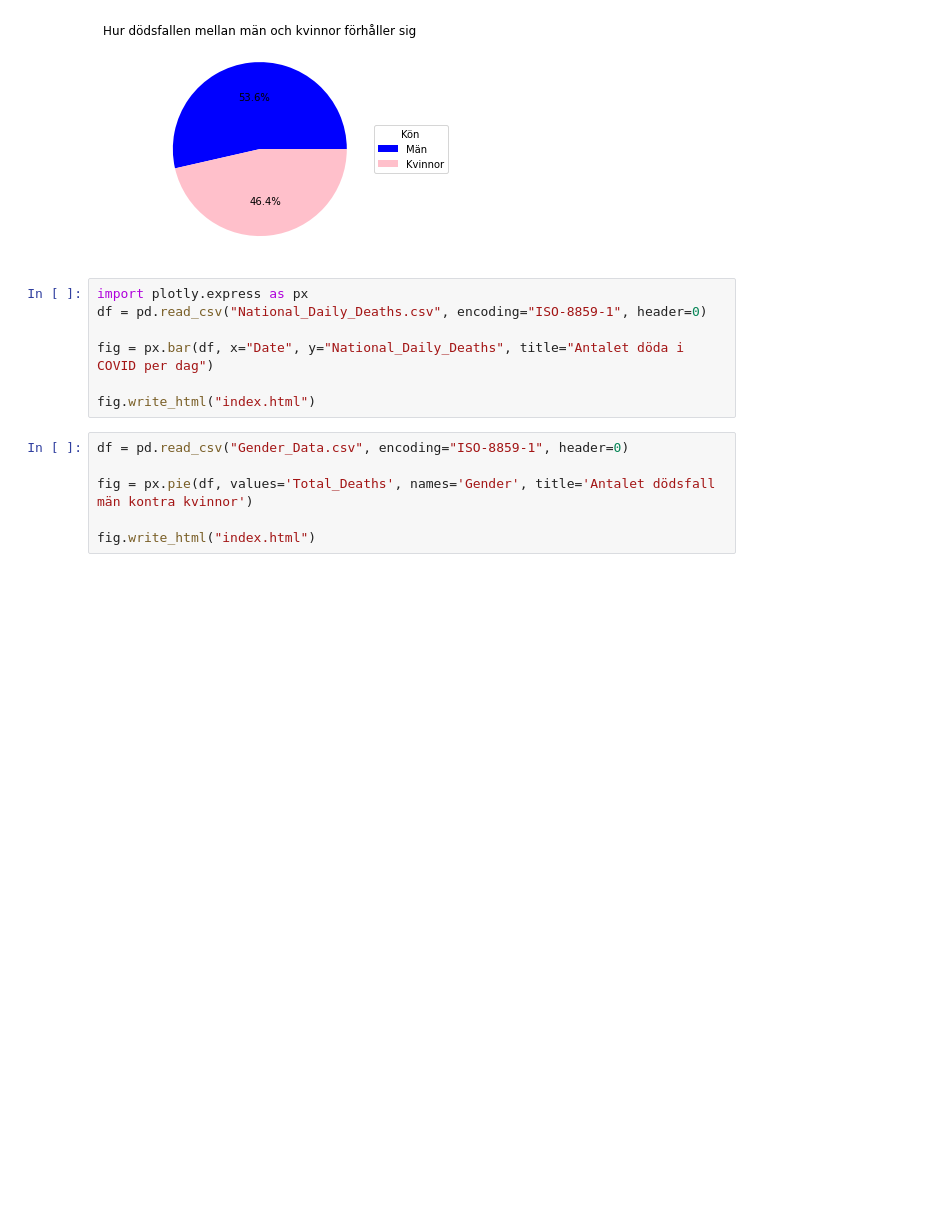
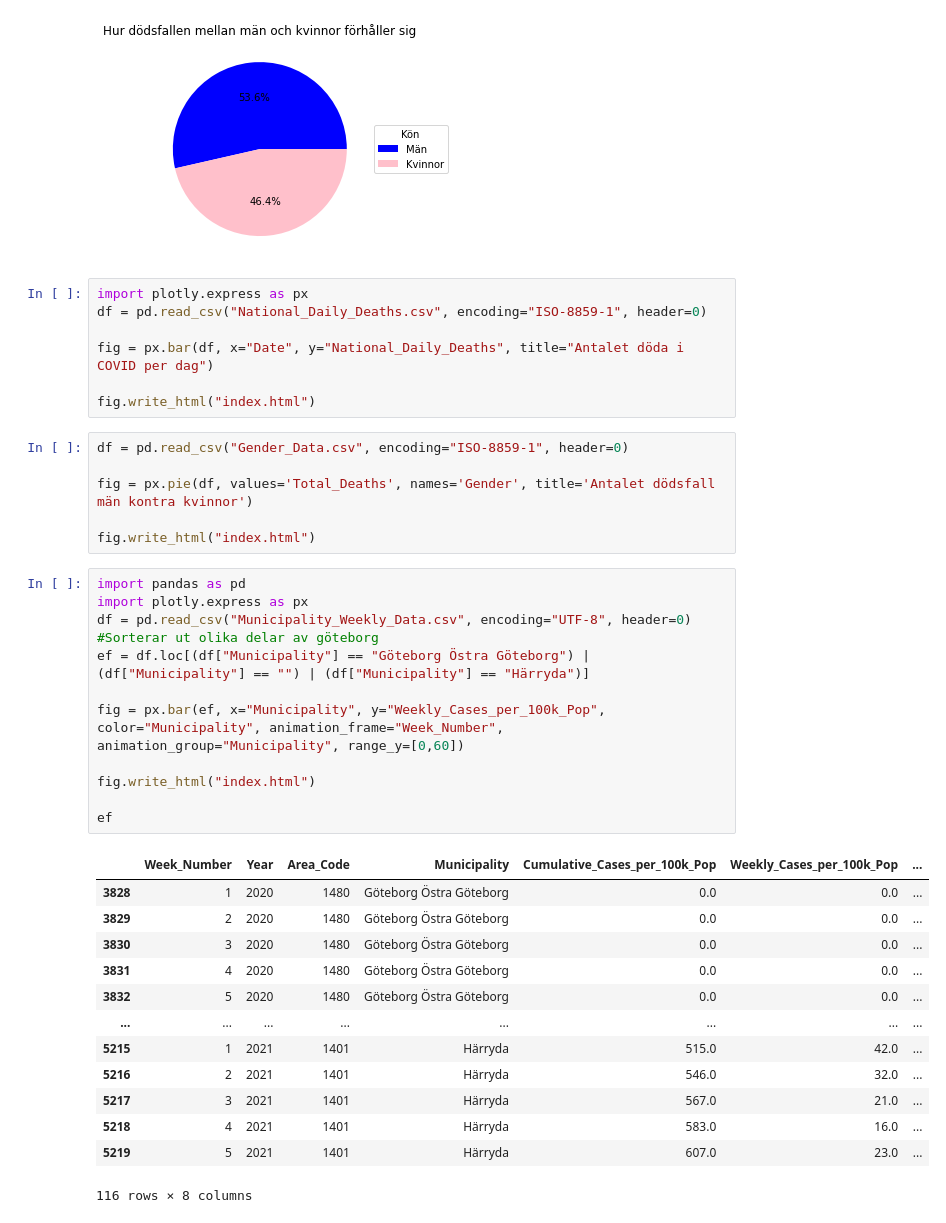
Before and after one commit to VikingHesse/Programmering1_Slutuppgift, a Jupyter notebook: slutuppgift.ipynb, the cells around one changed output. Drawn from its saved outputs; the diff is of its cells as text; blank space fills up the shorter version.

```diff
--- a/slutuppgift.ipynb
+++ b/slutuppgift.ipynb
@@ -45,3 +45,29 @@ df = pd.read_csv("Gender_Data.csv", encoding="ISO-8859-1", header=0)
 fig = px.pie(df, values='Total_Deaths', names='Gender', title='Antalet dödsfall män kontra kvinnor')
 
 fig.write_html("index.html")
+# %%
+import pandas as pd
+import plotly.express as px
+df = pd.read_csv("Municipality_Weekly_Data.csv", encoding="UTF-8", header=0)
+#Sorterar ut olika delar av göteborg
+ef = df.loc[(df["Municipality"] == "Göteborg Östra Göteborg") | (df["Municipality"] == "") | (df["Municipality"] == "Härryda")]
+
+fig = px.bar(ef, x="Municipality", y="Weekly_Cases_per_100k_Pop", color="Municipality", animation_frame="Week_Number", animation_group="Municipality", range_y=[0,60])
+
+fig.write_html("index.html")
+
+ef
+# %% [output]
+|  | Week_Number | Year | Area_Code | Municipality | Cumulative_Cases_per_100k_Pop | Weekly_Cases_per_100k_Pop | ... |
+| 3828 | 1 | 2020 | 1480 | Göteborg Östra Göteborg | 0.0 | 0.0 | ... |
+| 3829 | 2 | 2020 | 1480 | Göteborg Östra Göteborg | 0.0 | 0.0 | ... |
+| 3830 | 3 | 2020 | 1480 | Göteborg Östra Göteborg | 0.0 | 0.0 | ... |
+| 3831 | 4 | 2020 | 1480 | Göteborg Östra Göteborg | 0.0 | 0.0 | ... |
+| 3832 | 5 | 2020 | 1480 | Göteborg Östra Göteborg | 0.0 | 0.0 | ... |
+| ... | ... | ... | ... | ... | ... | ... | ... |
+| 5215 | 1 | 2021 | 1401 | Härryda | 515.0 | 42.0 | ... |
+| 5216 | 2 | 2021 | 1401 | Härryda | 546.0 | 32.0 | ... |
+| 5217 | 3 | 2021 | 1401 | Härryda | 567.0 | 21.0 | ... |
+| 5218 | 4 | 2021 | 1401 | Härryda | 583.0 | 16.0 | ... |
+| 5219 | 5 | 2021 | 1401 | Härryda | 607.0 | 23.0 | ... |
+116 rows × 8 columns
```
Also changed, not shown: parts of 1 cell of this notebook, 2 other files.
